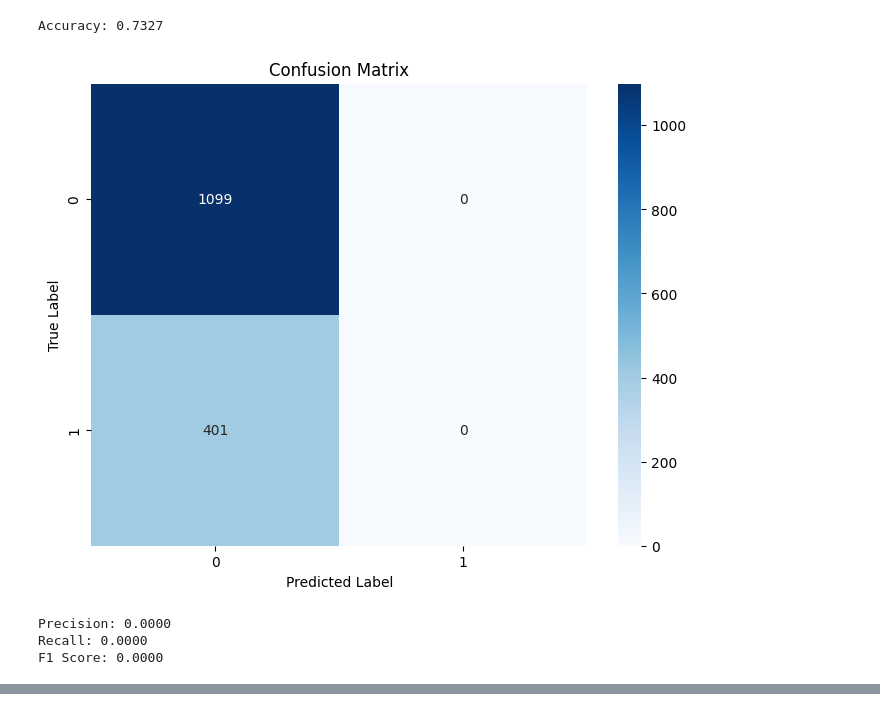
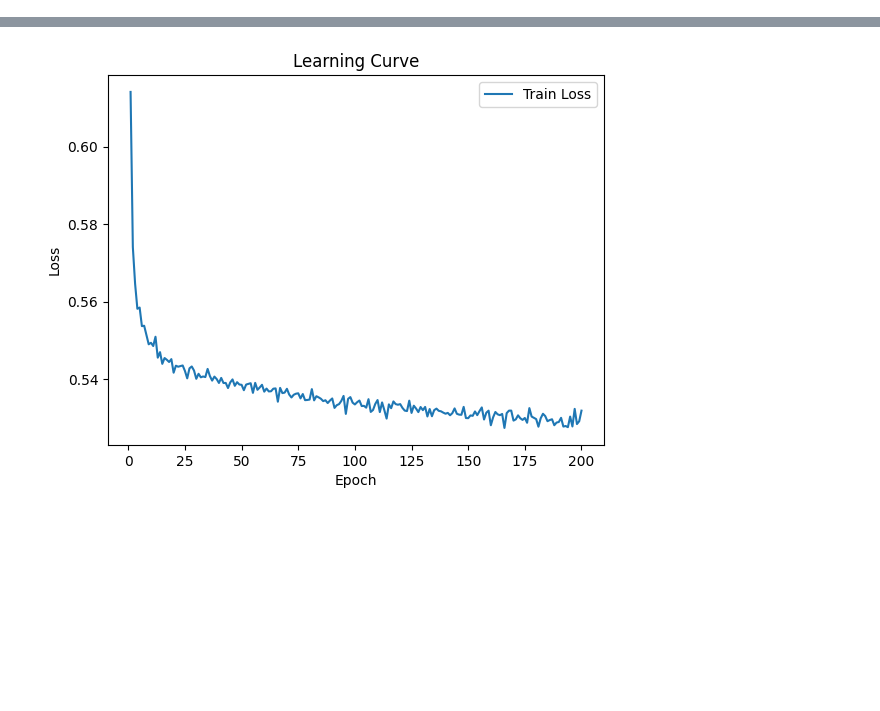
Before and after one commit to KasaharaGen/DengueFeverdetection, a Jupyter notebook: src/nn_model/nn.ipynb, the cells around one changed output, grey strips where cells are left out. Drawn from its saved outputs; the diff is of its cells as text; code cells hidden in the pictures; blank space fills up the shorter version.

```diff
--- a/src/nn_model/nn.ipynb
+++ b/src/nn_model/nn.ipynb
@@ -16,0 +12,3 @@ from ray.air import session
+# %%
+df=pd.read_csv('../../data/learning_data.csv',index_col=0)
+df.head()
@@ -337,8 +69,39 @@ Fold 5, Epoch 20/20 - Train Loss: 0.5888, Val Loss: 0.6145
-# %%
-test_classification_nn(X_test_tensor,y_test_tensor,model)
-# %% [output]
-Accuracy: 0.7327
-[figure, removed]
-Precision: 0.0000
-Recall: 0.0000
-F1 Score: 0.0000
+# %%
+device = torch.device("cuda" if torch.cuda.is_available() else "cpu")
+
+model = DNN(input_dim=X_train_tensor.shape[1]).to(device)
+
+criterion = nn.BCELoss()
+optimizer = optim.Adam(model.parameters(), lr=0.0001)
+# %%
+# トレーニング
+num_epochs = 200
+batch_size = 2
+train_dataset = torch.utils.data.TensorDataset(X_train_tensor, y_train_tensor)
+train_loader = torch.utils.data.DataLoader(dataset=train_dataset, batch_size=batch_size, shuffle=True)
+
+train_losses = []
+
+model.train()
+for epoch in range(num_epochs):
+    epoch_loss = 0
+    for X_batch, y_batch in train_loader:
+        X_batch, y_batch = X_batch.to(device), y_batch.to(device)
+        optimizer.zero_grad()
+        outputs = model(X_batch).squeeze()
+        loss = criterion(outputs, y_batch)
+        loss.backward()
+        optimizer.step()
+        epoch_loss += loss.item()
+    avg_loss = epoch_loss / len(train_loader)
+    train_losses.append(avg_loss)
+    print(f'Epoch [{epoch+1}/{num_epochs}], Loss: {avg_loss:.4f}')
+
+# 学習曲線の描画
+plt.plot(range(1, num_epochs+1), train_losses, label='Train Loss')
+plt.xlabel('Epoch')
+plt.ylabel('Loss')
+plt.title('Learning Curve')
+plt.legend()
+plt.show()
+# %% [output]
@@ -344,0 +125 @@ F1 Score: 0.0000
+[figure, added]
```
Also changed, not shown: parts of 15 cells of this notebook, 12 other files.
